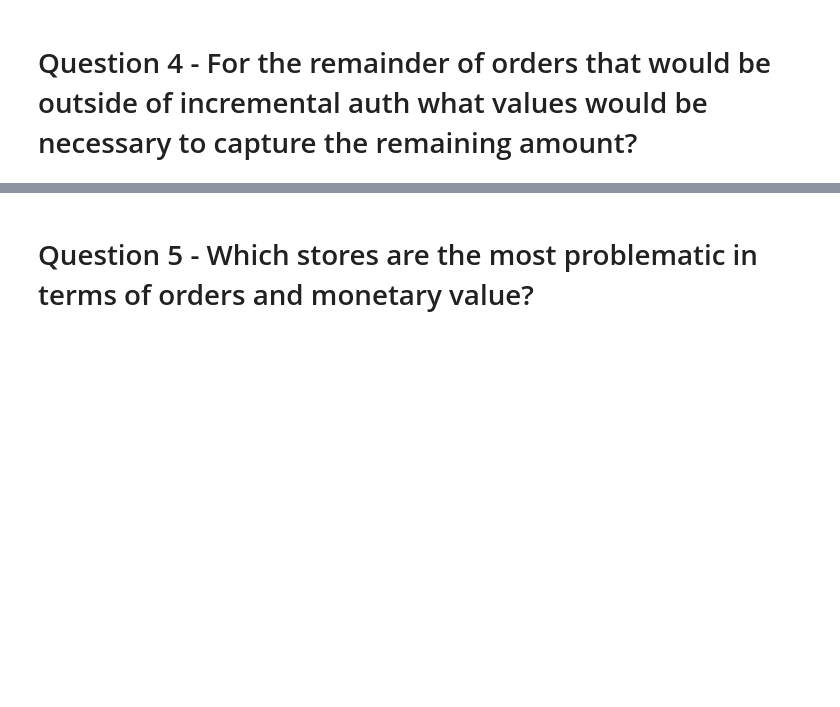
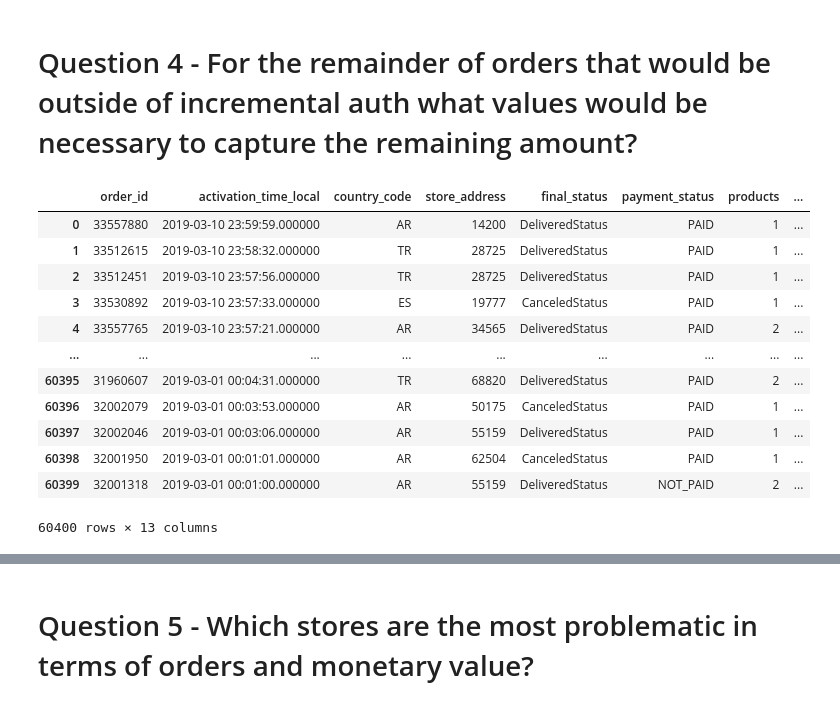
Before and after one commit to Nikolas121205/Monica-and-Nikolas-projet, a Jupyter notebook: main.ipynb, the cells around one changed output, grey strips where cells are left out. Drawn from its saved outputs; the diff is of its cells as text; code cells hidden in the pictures; blank space fills up the shorter version.

```diff
--- a/main.ipynb
+++ b/main.ipynb
@@ -168,4 +168,20 @@ df["products_total_20"] = df["products_total"]*1.2
 # %%
 df['price_difference'] = 0
 
-df.loc[df['purchase_total_price'] > df['products_total_20'], 'price_difference'] = df['purchase_total_price'] - df['products_total_20']
+df.loc[df['purchase_total_price'] > df['products_total_20'], 'price_difference'] = df['purchase_total_price'] - df['products_total_20']b
+# %%
+df
+# %% [output]
+|  | order_id | activation_time_local | country_code | store_address | final_status | payment_status | products | ... |
+| 0 | 33557880 | 2019-03-10 23:59:59.000000 | AR | 14200 | DeliveredStatus | PAID | 1 | ... |
+| 1 | 33512615 | 2019-03-10 23:58:32.000000 | TR | 28725 | DeliveredStatus | PAID | 1 | ... |
+| 2 | 33512451 | 2019-03-10 23:57:56.000000 | TR | 28725 | DeliveredStatus | PAID | 1 | ... |
+| 3 | 33530892 | 2019-03-10 23:57:33.000000 | ES | 19777 | CanceledStatus | PAID | 1 | ... |
+| 4 | 33557765 | 2019-03-10 23:57:21.000000 | AR | 34565 | DeliveredStatus | PAID | 2 | ... |
+| ... | ... | ... | ... | ... | ... | ... | ... | ... |
+| 60395 | 31960607 | 2019-03-01 00:04:31.000000 | TR | 68820 | DeliveredStatus | PAID | 2 | ... |
+| 60396 | 32002079 | 2019-03-01 00:03:53.000000 | AR | 50175 | CanceledStatus | PAID | 1 | ... |
+| 60397 | 32002046 | 2019-03-01 00:03:06.000000 | AR | 55159 | DeliveredStatus | PAID | 1 | ... |
+| 60398 | 32001950 | 2019-03-01 00:01:01.000000 | AR | 62504 | CanceledStatus | PAID | 1 | ... |
+| 60399 | 32001318 | 2019-03-01 00:01:00.000000 | AR | 55159 | DeliveredStatus | NOT_PAID | 2 | ... |
+60400 rows × 13 columns
```
Also changed, not shown: parts of 6 cells of this notebook.
